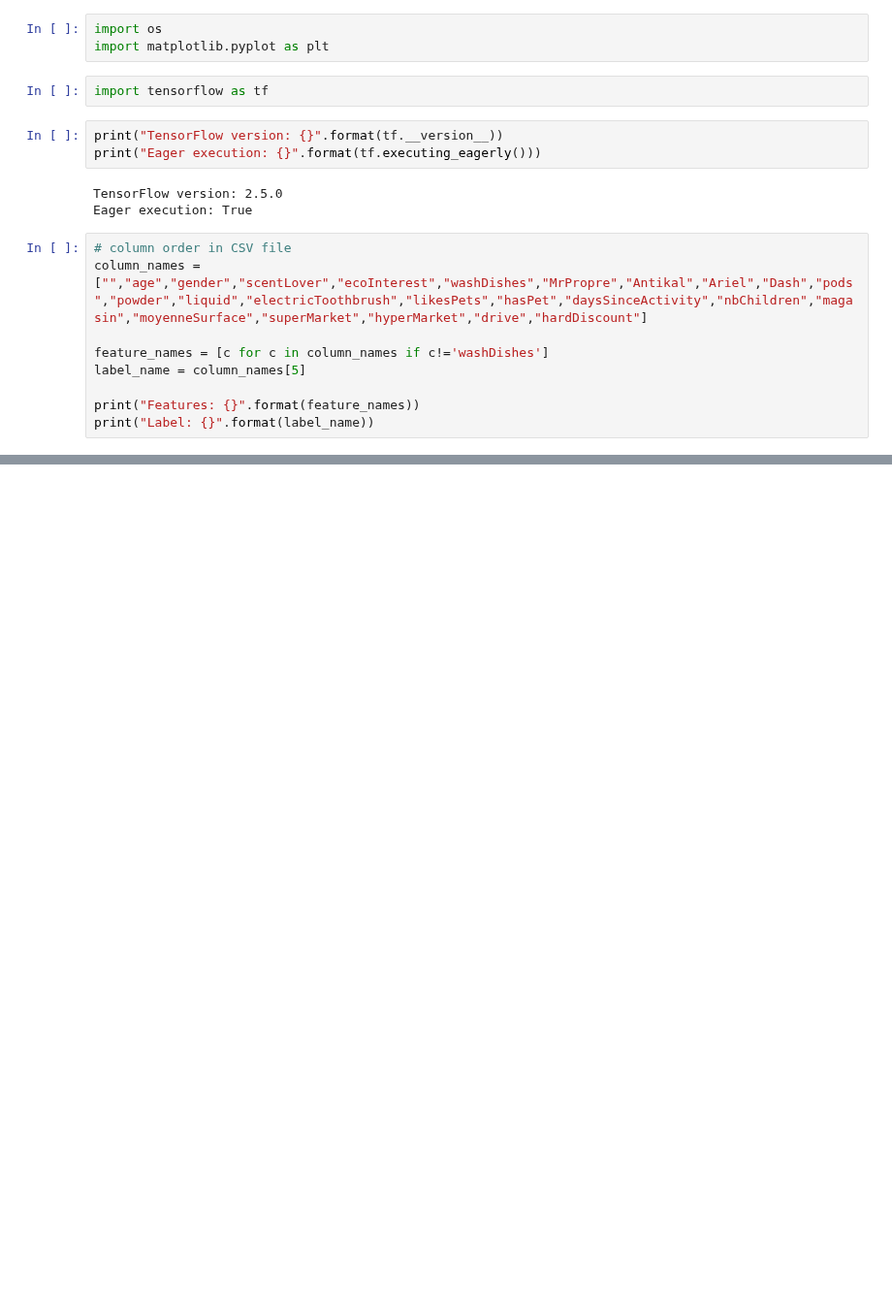
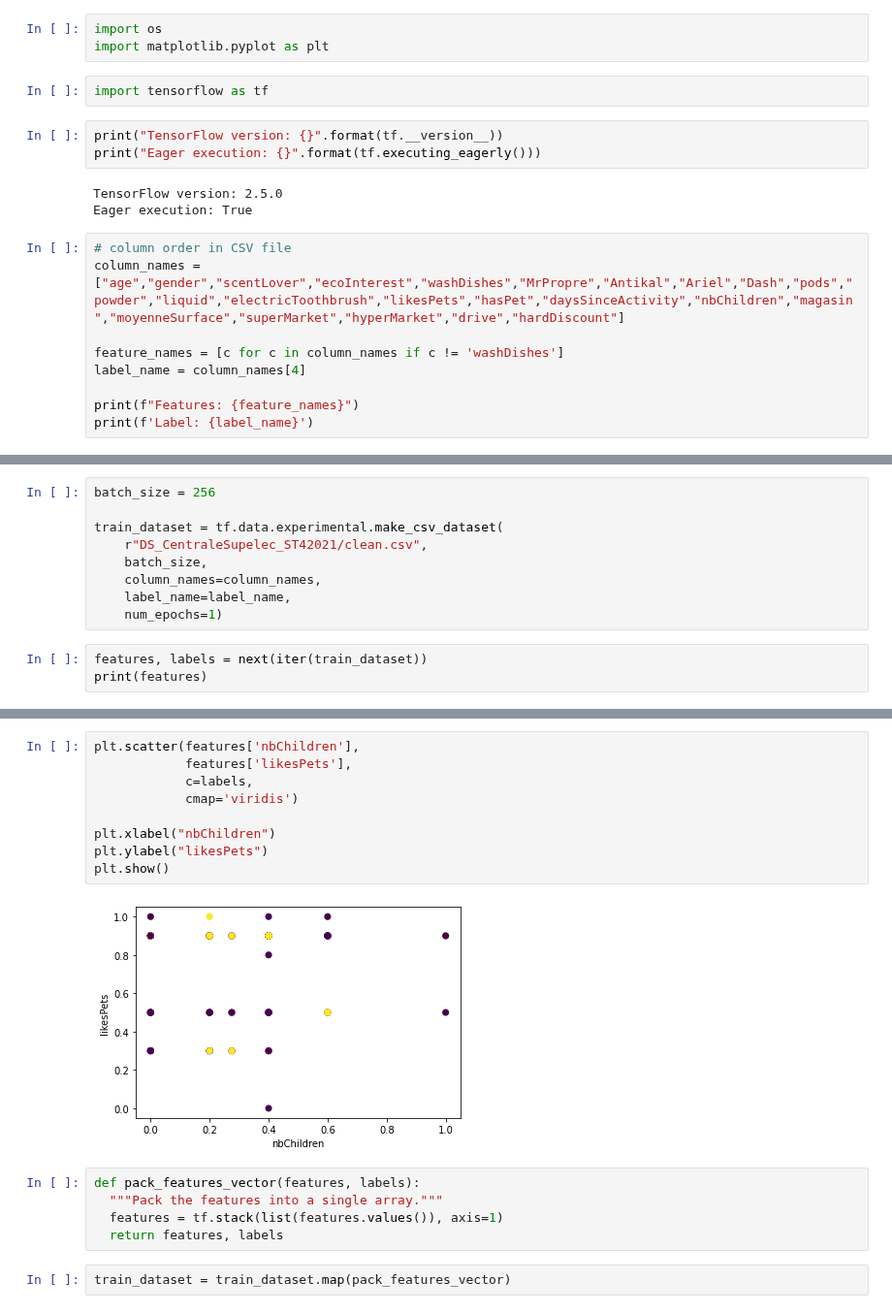
Before and after one commit to Garfield1002/ST4, a Jupyter notebook: tf.ipynb, the cells around one changed output, grey strips where cells are left out. Shown at 97% size. Drawn from its saved outputs; the diff is of its cells as text; blank space fills up the shorter version.

```diff
--- a/tf.ipynb
+++ b/tf.ipynb
@@ -11,11 +11,11 @@ TensorFlow version: 2.5.0
 Eager execution: True
 # %%
 # column order in CSV file
-column_names = ["","age","gender","scentLover","ecoInterest","washDishes","MrPropre","Antikal","Ariel","Dash","pods","powder","liquid","electricToothbrush","likesPets","hasPet","daysSinceActivity","nbChildren","magasin","moyenneSurface","superMarket","hyperMarket","drive","hardDiscount"]
+column_names = ["age","gender","scentLover","ecoInterest","washDishes","MrPropre","Antikal","Ariel","Dash","pods","powder","liquid","electricToothbrush","likesPets","hasPet","daysSinceActivity","nbChildren","magasin","moyenneSurface","superMarket","hyperMarket","drive","hardDiscount"]
 
-feature_names = [c for c in column_names if c!='washDishes']
-label_name = column_names[5]
+feature_names = [c for c in column_names if c != 'washDishes']
+label_name = column_names[4]
 
-print("Features: {}".format(feature_names))
-print("Label: {}".format(label_name))
+print(f"Features: {feature_names}")
+print(f'Label: {label_name}')
 # %% [output]
@@ -23 +23,13 @@ Features: ['', 'age', 'gender', 'scentLover', 'ecoInterest', 'MrPropre', 'Antika
 Label: washDishes
+# %%
+batch_size = 256
+
+train_dataset = tf.data.experimental.make_csv_dataset(
+    r"DS_CentraleSupelec_ST42021/clean.csv",
+    batch_size,
+    column_names=column_names,
+    label_name=label_name,
+    num_epochs=1)
+# %%
+features, labels = next(iter(train_dataset))
+print(features)
@@ -23,0 +54,18 @@ Label: washDishes
+# %%
+plt.scatter(features['nbChildren'],
+            features['likesPets'],
+            c=labels,
+            cmap='viridis')
+
+plt.xlabel("nbChildren")
+plt.ylabel("likesPets")
+plt.show()
+# %% [output]
+[figure, added]
+# %%
+def pack_features_vector(features, labels):
+  """Pack the features into a single array."""
+  features = tf.stack(list(features.values()), axis=1)
+  return features, labels
+# %%
+train_dataset = train_dataset.map(pack_features_vector)
```
Also changed, not shown: parts of 15 cells of this notebook, 8 other files.
